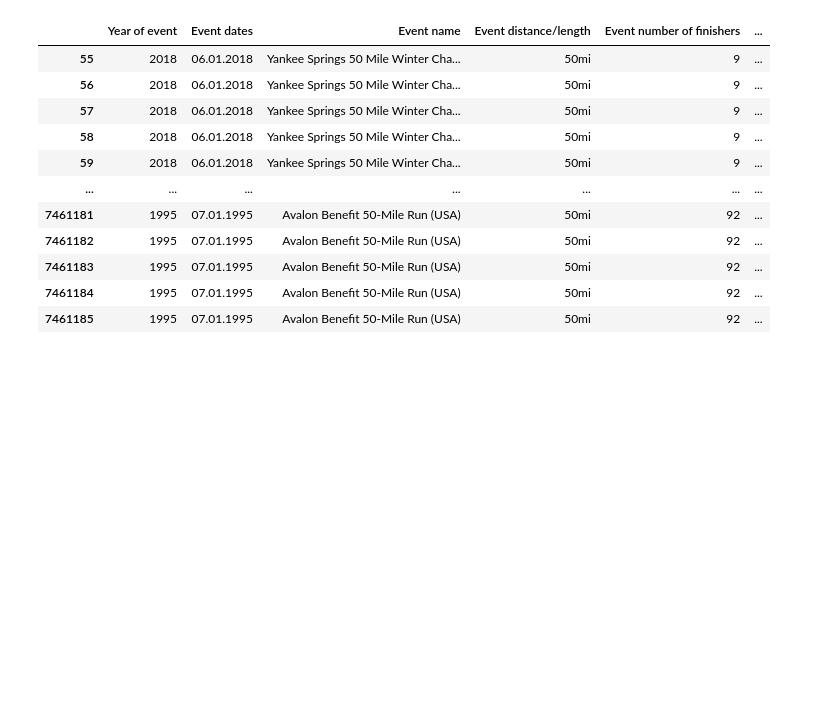
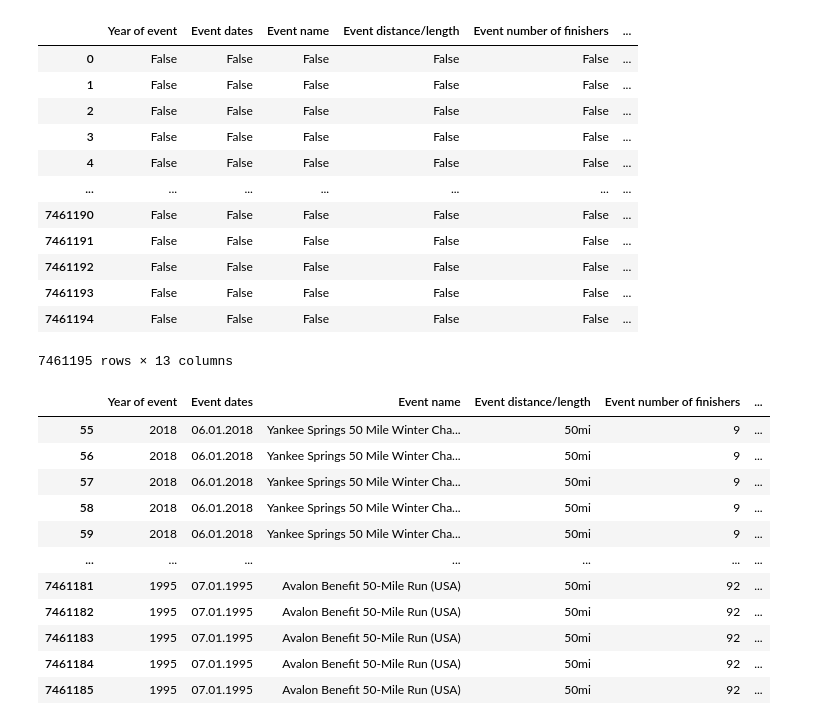
Before and after one commit to maedeh-dqn/ultra_marathon_project, a Jupyter notebook: Analyis.ipynb, the cells around one changed output. Saved outputs shown, nothing was run; the diff lists cells and outputs as text; code cells hidden in the pictures; blank space fills up the shorter version.

```diff
--- a/Analyis.ipynb
+++ b/Analyis.ipynb
@@ -16,3 +57,20 @@ df.dtypes
+# %%
+#Check for null values
+df.isnull()
+# %% [output]
+|  | Year of event | Event dates | Event name | Event distance/length | Event number of finishers | ... |
+| 0 | False | False | False | False | False | ... |
+| 1 | False | False | False | False | False | ... |
+| 2 | False | False | False | False | False | ... |
+| 3 | False | False | False | False | False | ... |
+| 4 | False | False | False | False | False | ... |
+| ... | ... | ... | ... | ... | ... | ... |
+| 7461190 | False | False | False | False | False | ... |
+| 7461191 | False | False | False | False | False | ... |
+| 7461192 | False | False | False | False | False | ... |
+| 7461193 | False | False | False | False | False | ... |
+| 7461194 | False | False | False | False | False | ... |
+7461195 rows × 13 columns
 # %%
 #Data cleaning Phase
 # %%
```
Also changed, not shown: parts of 6 cells of this notebook.
